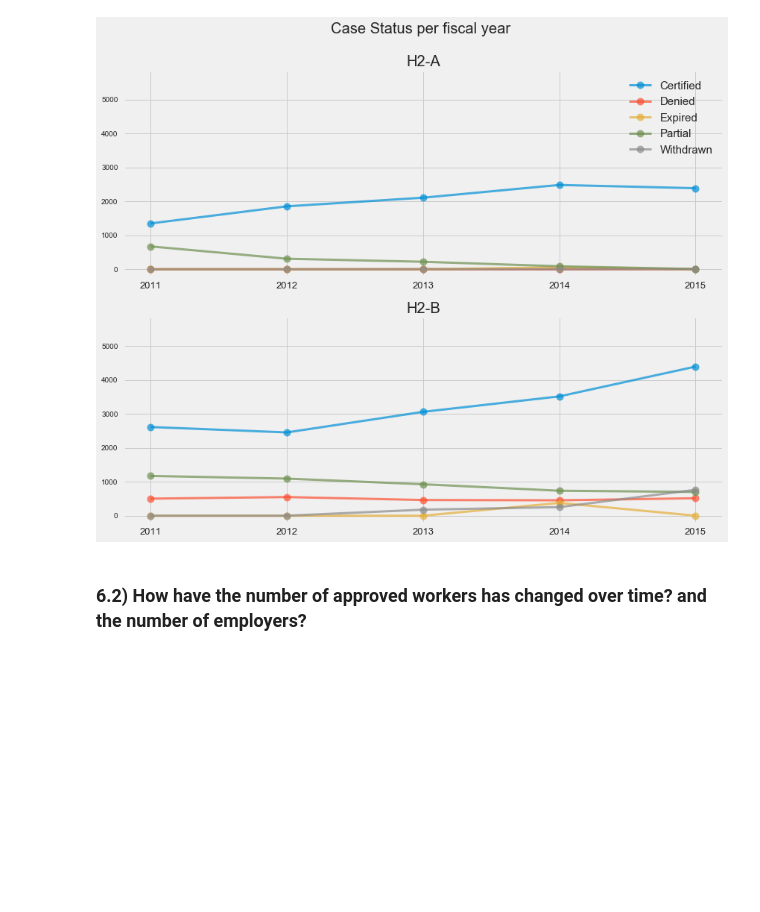
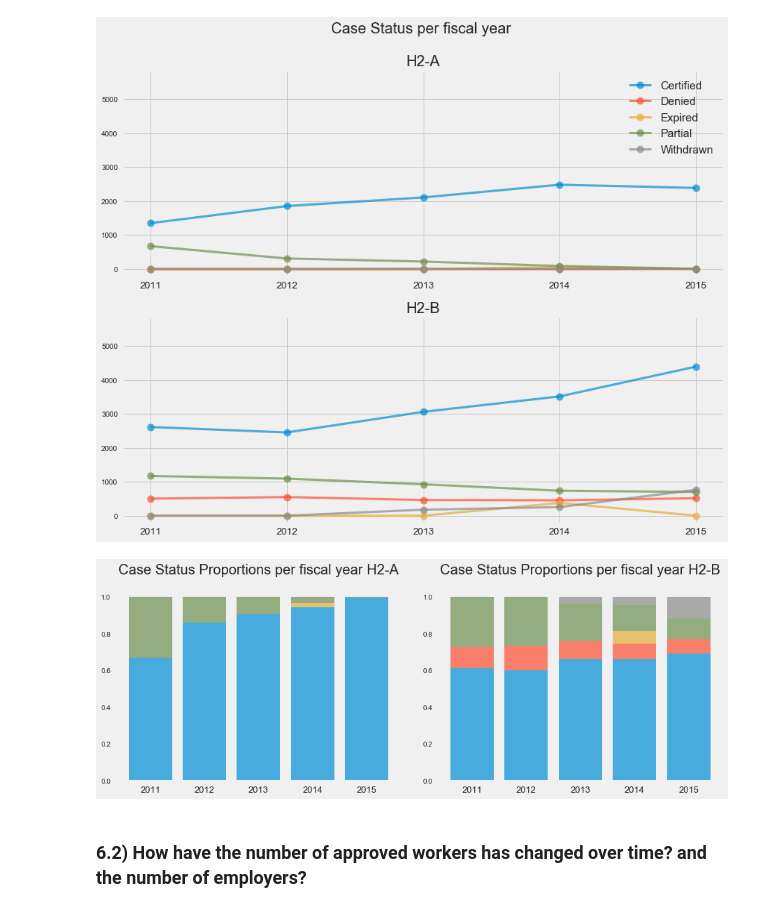
Before and after one commit to nachocarracedo/portfolio, a Jupyter notebook: H2_Visas/h2_visas_analysis.ipynb, the cells around one changed output. Cells and saved outputs as stored; diff of their text form; code cells hidden in the pictures; blank space fills up the shorter version.

Commit message:
h2visas

```diff
--- a/H2_Visas/h2_visas_analysis.ipynb
+++ b/H2_Visas/h2_visas_analysis.ipynb
@@ -892,6 +892,82 @@ plt.tight_layout()
 plt.show()
 # %% [output]
 [figure]
+# %%
+h2visas_dfB = h2visas_df[h2visas_df['visa_type'] == 'H-2B']
+h2visas_dfA = h2visas_df[h2visas_df['visa_type'] == 'H-2A']
+
+
+apgpA = h2visas_dfA.groupby(['fy','case_status_sum'])['fy'].count()
+to_plotA = apgpA.unstack(level=1,fill_value=0)
+
+apgpB= h2visas_dfB.groupby(['fy','case_status_sum'])['fy'].count()
+to_plotB = apgpB.unstack(level=1,fill_value=0)
+
+
+
+fig = plt.figure(figsize=(13,5))
+
+ymax = np.max([np.max(np.max(to_plotA)),np.max(np.max(to_plotB))])
+
+to_plotA = to_plotA.loc[:2015]
+to_plotB = to_plotB.loc[:2015]
+
+
+for i in range(2011,2016):
+    to_plotA.loc[i] = to_plotA.loc[i] / to_plotA.loc[i].sum()
+    to_plotB.loc[i] = to_plotB.loc[i] / to_plotB.loc[i].sum()
+
+N = 5
+ind = list(range(2011,2016))
+width = 0.8
+
+ax1 = plt.subplot2grid((1,2), (0, 0))
+
+ax1.bar(ind, to_plotA['Certified'], width,alpha=0.7)
+ax1.bar(ind, to_plotA['Denied'], width, bottom=to_plotA['Certified'],alpha=0.7)
+ax1.bar(ind, to_plotA['Expired'], width,
+        bottom=np.array(to_plotA['Certified'])+np.array(to_plotA['Denied']),alpha=0.7)
+ax1.bar(ind, to_plotA['Partial'], width,
+        bottom=np.array(to_plotA['Certified'])+np.array(to_plotA['Denied'])+np.array(to_plotA['Expired']),alpha=0.7)
+ax1.bar(ind, to_plotA['Withdrawn'], width,
+        bottom=np.array(to_plotA['Certified'])+np.array(to_plotA['Denied'])+np.array(to_plotA['Expired']+to_plotA['Partial']),alpha=0.7)
+
+
+#ax1.legend(apgpA.index.levels[1])#,loc=0,prop={'size':15})
+ax1.set_ylim([0,1.1])
+ax1.xaxis.set_tick_params(labelsize=13)
+ax1.set(label='Year', title='Case Status Proportions per fiscal year H2-A')
+ax1.ticklabel_format(useOffset=False)
+ax1.yaxis.grid(False)
+ax1.xaxis.grid(False)
+
+
+
+
+
+ax2 = plt.subplot2grid((1,2), (0, 1))
+
+ax2.bar(ind, to_plotB['Certified'], width,alpha=0.7)
+ax2.bar(ind, to_plotB['Denied'], width, bottom=to_plotB['Certified'],alpha=0.7)
+ax2.bar(ind, to_plotB['Expired'], width,
+        bottom=np.array(to_plotB['Certified'])+np.array(to_plotB['Denied']),alpha=0.7)
+ax2.bar(ind, to_plotB['Partial'], width,
+        bottom=np.array(to_plotB['Certified'])+np.array(to_plotB['Denied'])+np.array(to_plotB['Expired']),alpha=0.7)
+ax2.bar(ind, to_plotB['Withdrawn'], width,
+        bottom=np.array(to_plotB['Certified'])+np.array(to_plotB['Denied'])+np.array(to_plotB['Expired']+to_plotB['Partial']),alpha=0.7)
+
+ax2.set_ylim([0,1.1])
+ax2.xaxis.set_tick_params(labelsize=13)
+ax2.set(label='Year', title='Case Status Proportions per fiscal year H2-B')
+ax2.ticklabel_format(useOffset=False)
+ax2.yaxis.grid(False)
+ax2.xaxis.grid(False)
+
+
+plt.tight_layout()
+plt.show()
+# %% [output]
+[figure, added]
 # %% [markdown]
 ### 6.2) How have the number of approved workers has changed  over time? and the number of employers?
 # %%
```
Also changed, not shown: parts of 14 cells of this notebook, 1 other file.
